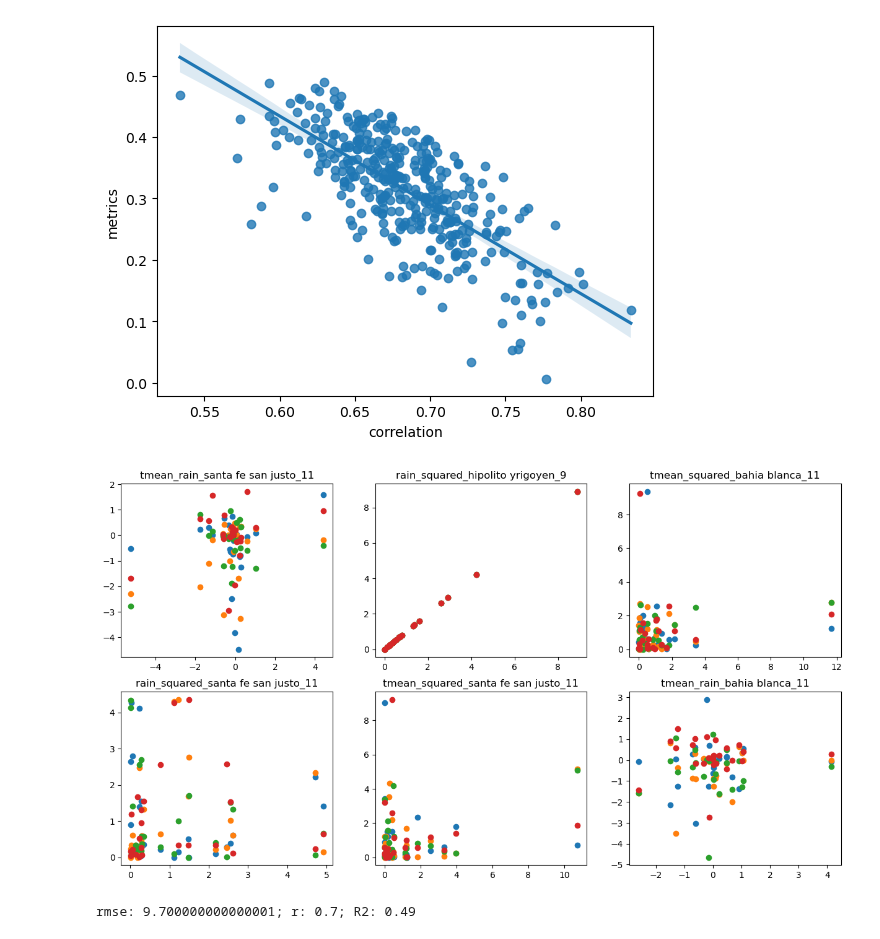
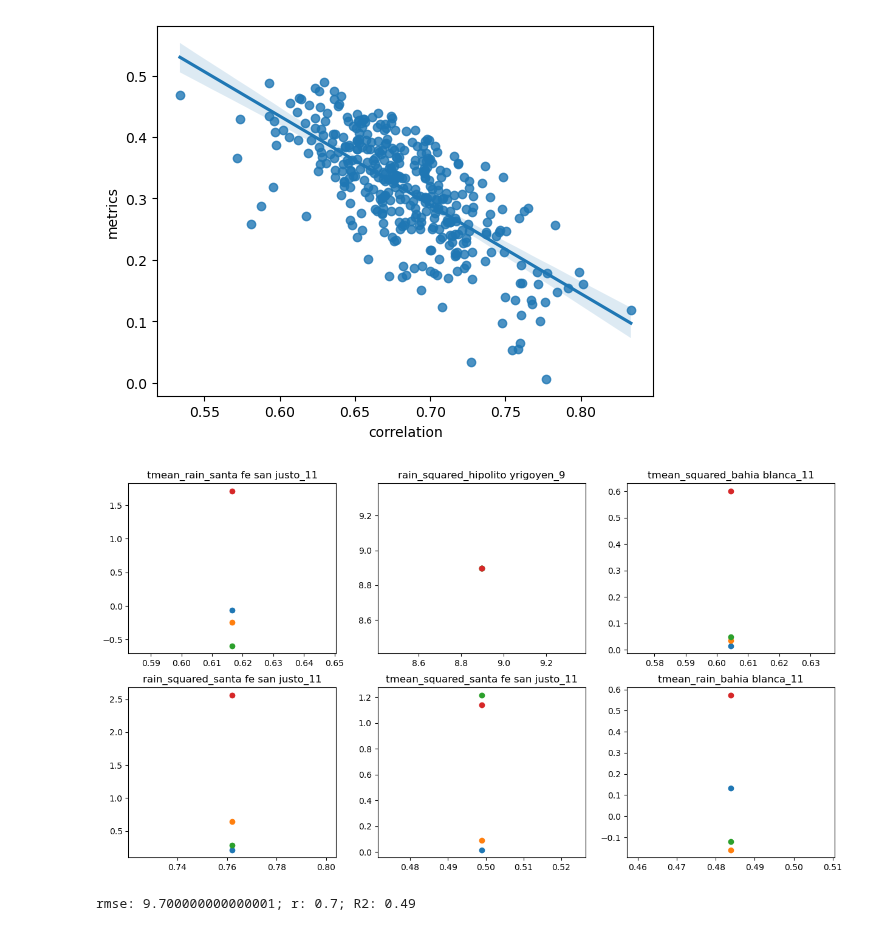
Before and after one commit to mzachow/wheat-yield-forecast-argentina, a Jupyter notebook: 4_train_model_SCM.ipynb, the cells around one changed output. Drawn from its saved outputs; the diff is of its cells as text; code cells hidden in the pictures.

Commit message:
filter by 2010

```diff
--- a/4_train_model_SCM.ipynb
+++ b/4_train_model_SCM.ipynb
@@ -343,20 +343,20 @@ x_y_cv_mme = pd.concat([mme, x_y_cv_filtered], ignore_index=True)
 res, year_to_features = forecast.kfold_cross_validation(x_y_cv_mme, model="MME_{}".format("_".join(["BOM", "GFDL", "CWB", "KMA"])), init=10, no_of_features=6)
 features_2010 = year_to_features[2010].tolist()
 # %%
-best_mme_df = x_y_cv_filtered.loc[x_y_cv_filtered["model"].isin(["BOM", "GFDL", "CWB", "KMA", "ERA"])].reset_index(drop=True)
+best_mme_df = x_y_cv_filtered.loc[(x_y_cv_filtered["model"].isin(["BOM", "GFDL", "CWB", "KMA", "ERA"])) & (x_y_cv["year"] == 2010)].reset_index(drop=True)
 
 fig, axs = plt.subplots(2,3, figsize=(15,8))
 axs = axs.ravel()
 
 for counter, col in enumerate(features_2010):
     df = best_mme_df[["model", "year", col]].pivot(index="year", columns="model", values=col)
     axs[counter].scatter(y=df["BOM"], x=df["ERA"])
     axs[counter].scatter(y=df["GFDL"], x=df["ERA"])
     axs[counter].scatter(y=df["CWB"], x=df["ERA"])
     axs[counter].scatter(y=df["KMA"], x=df["ERA"])
     axs[counter].set_title(col)
 # %% [output]
-[figure, old version]
+[figure, new version]
 # %%
 mme = x_y_cv_filtered.loc[x_y_cv_filtered["model"].isin(["BOM", "GFDL", "CWB", "KMA"])].assign(model="MME_{}".format("_".join(["BOM", "GFDL", "CWB", "KMA"]))).groupby(["model", "year", "init_month"]).mean().reset_index()
 x_y_cv_mme = pd.concat([mme, x_y_cv_filtered], ignore_index=True)
```
